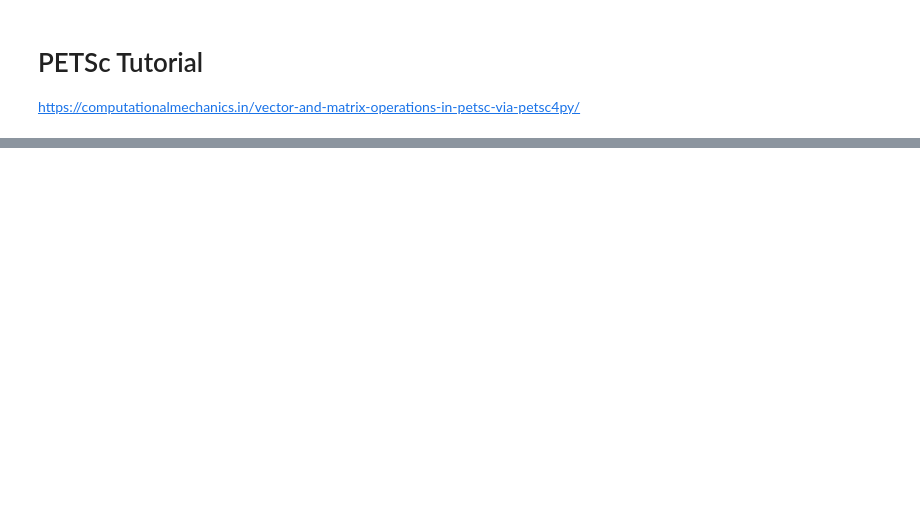
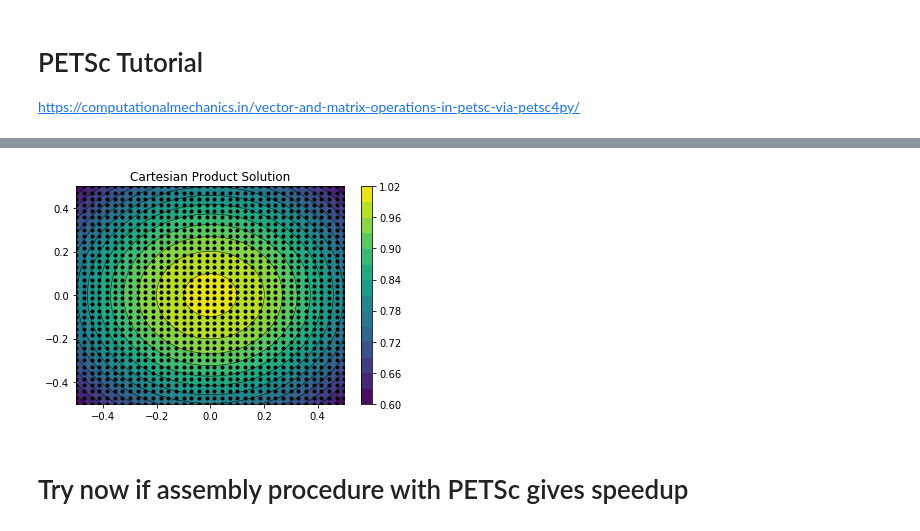
Before and after one commit to Markloveland/Cartesian_Product_FEM, a Jupyter notebook: Random Scripts/PETSc Testing.ipynb, the cells around one changed output, grey strips where cells are left out. Saved outputs shown, nothing was run; the diff lists cells and outputs as text; code cells hidden in the pictures; blank space fills up the shorter version.

Commit message:
Experimenting with PETSc

```diff
--- a/Random Scripts/PETSc Testing.ipynb
+++ b/Random Scripts/PETSc Testing.ipynb
@@ -233,0 +397,17 @@ print(X.shape[1])
+# %%
+u_cart = u_cart.getArray()
+print('Cartesian Errors')
+print('l inf error')
+print(max(abs(u-u_cart)))
+print('RMSE error')
+print(np.sqrt(1/len(u_cart)*np.dot(np.absolute(u_cart - u),np.absolute(u_cart-u))))
+print('dof = ',len(u_cart))
+
+print('Assembly time:')
+print(t1-t0)
+print('Petsc time')
+print(t_e-t_s)
+print('Solve time')
+print(t2-t1)
+print('Total time')
+print(t2-t0)
@@ -233,0 +429,17 @@ print(X.shape[1])
+# %%
+fig,  ax2 = plt.subplots(nrows=1)
+
+ax2.tricontour(global_dof[:,0], global_dof[:,1], u_cart, levels=14, linewidths=0.5, colors='k')
+cntr2 = ax2.tricontourf(global_dof[:,0], global_dof[:,1], u_cart, levels=14)#, cmap="RdBu_r")
+
+fig.colorbar(cntr2, ax=ax2)
+ax2.plot(global_dof[:,0], global_dof[:,1], 'ko', ms=3)
+#ax2.set(xlim=(0, 1), ylim=(0, 1))
+ax2.set_title('Cartesian Product Solution')
+
+plt.subplots_adjust(hspace=0.5)
+plt.show()
+# %% [output]
+[figure, added]
+# %% [markdown]
+# Try now if assembly procedure with PETSc gives speedup
```
Also changed, not shown: parts of 23 cells of this notebook, 2 other files.
